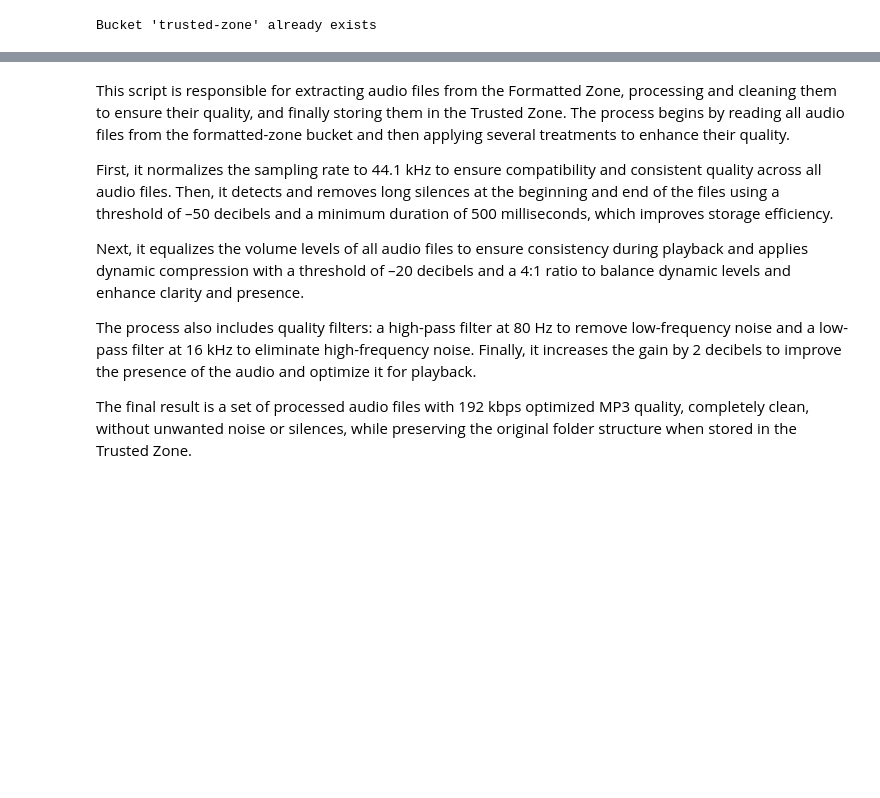
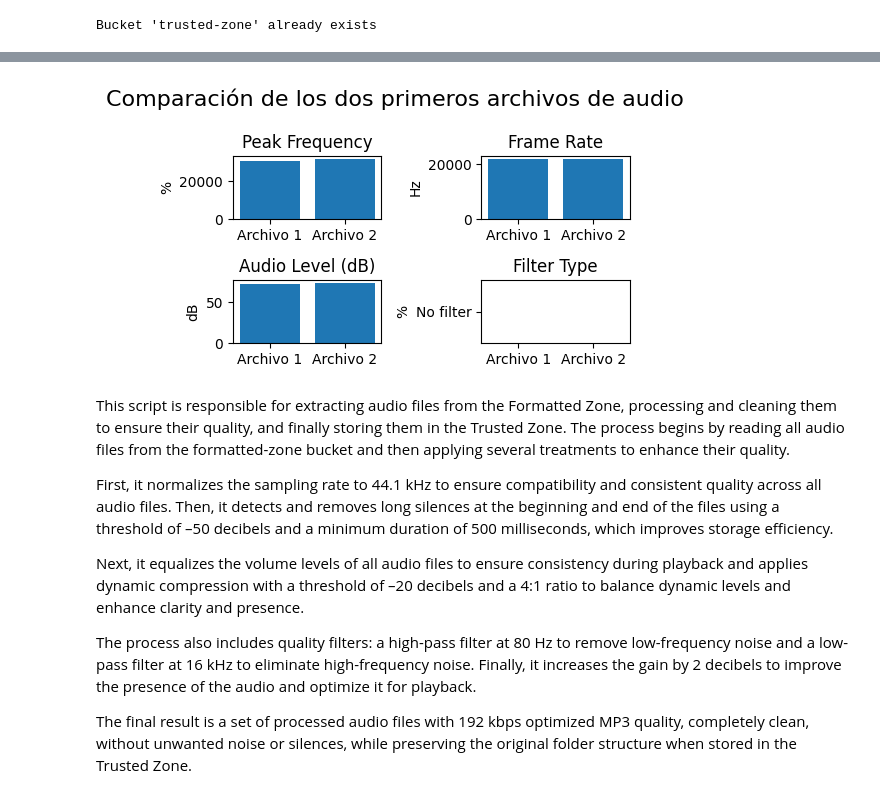
Before and after one commit to carles-aguilera-pilo/ADSDB, a Jupyter notebook: notebooks/trusted_zone/trusted_zone_audio.ipynb, the cells around one changed output, grey strips where cells are left out. Cells and saved outputs as stored; diff of their text form; code cells hidden in the pictures; blank space fills up the shorter version.

Commit message:
afegits els controls de qualitat per a la trusted zone, el que falta es acabar de documentar correctament per cada estil/format

```diff
--- a/notebooks/trusted_zone/trusted_zone_audio.ipynb
+++ b/notebooks/trusted_zone/trusted_zone_audio.ipynb
@@ -35,0 +150,19 @@ Bucket 'trusted-zone' already exists
+# %%
+analysis_results = []
+bucket_origen = "formatted-zone"
+prefix_origen = "audio/"
+
+paginator = minio_client.get_paginator("list_objects_v2")
+
+for page in paginator.paginate(Bucket=bucket_origen, Prefix=prefix_origen):
+    for obj in tqdm(page.get("Contents", []), desc="Processant àudios"):
+        key = obj["Key"]
+        filename = key.split("/")[-1]
+
+        #Read original audio
+        response = minio_client.get_object(Bucket=bucket_origen, Key=key)
+        audio_data = response["Body"].read()
+        analysis_results.append(analyze_audio_file(audio_data))
+
+df = pd.DataFrame(analysis_results)
+df.head()
@@ -36,3 +176,37 @@ Bucket 'trusted-zone' already exists
+# %%
+import matplotlib.pyplot as plt
+import pandas as pd
+
+# Select the first two files
+# we select two random
+
+primeros_dos = df.sample(n=2, random_state=42)
+
+# Create subplots
+fig, axes = plt.subplots(2, 2, figsize=(5, 3))
+fig.suptitle('Comparación de los dos primeros archivos de audio', fontsize=16)
+
+axes[0,0].bar(['Archivo 1', 'Archivo 2'], primeros_dos['peak'])
+axes[0,0].set_title('Peak Frequency')
+axes[0,0].set_ylabel('%')
+
+axes[0,1].bar(['Archivo 1', 'Archivo 2'], primeros_dos['frame_rate'])
+axes[0,1].set_title('Frame Rate')
+axes[0,1].set_ylabel('Hz')
+
+# Plot 2: Audio levels
+axes[1,0].bar(['Archivo 1', 'Archivo 2'], primeros_dos['audio_level'])
+axes[1,0].set_title('Audio Level (dB)')
+axes[1,0].set_ylabel('dB')
+
+axes[1,1].bar(['Archivo 1', 'Archivo 2'], primeros_dos['filter_type'])
+axes[1,1].set_title('Filter Type')
+axes[1,1].set_ylabel('%')
+
+plt.tight_layout()
+plt.show()
+# %% [output]
+[figure, added]
 # %% [markdown]
 This script is responsible for extracting audio files from the Formatted Zone, processing and cleaning them to ensure their quality, and finally storing them in the Trusted Zone. The process begins by reading all audio files from the formatted-zone bucket and then applying several treatments to enhance their quality.
 
```
Also changed, not shown: parts of 8 cells of this notebook, 4 other files.
